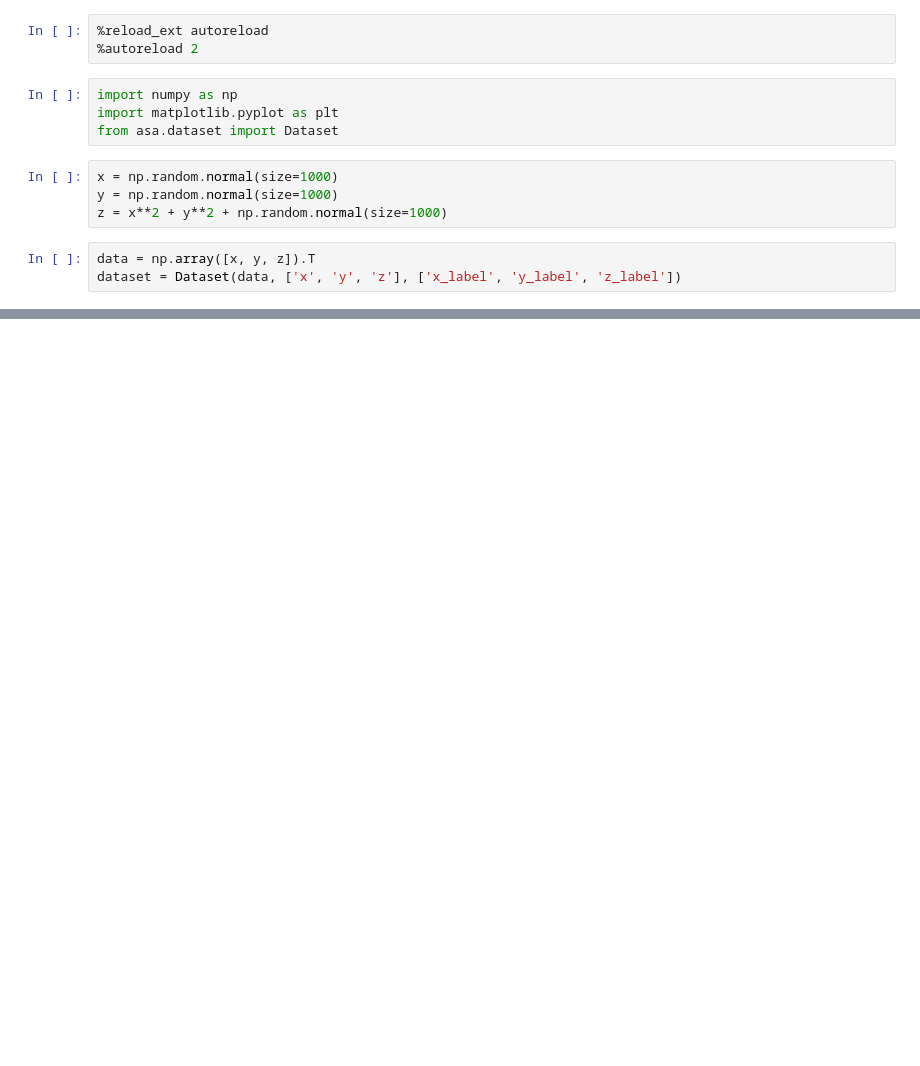
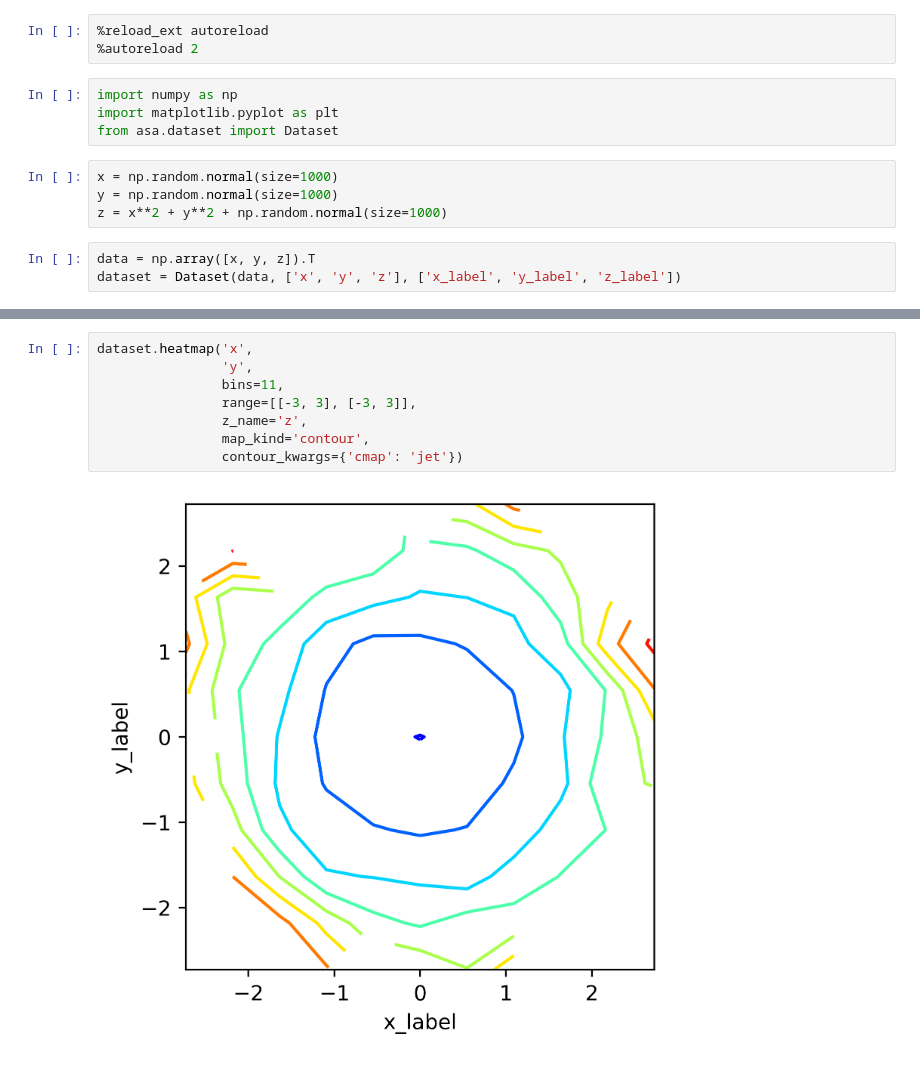
Before and after one commit to astro-jingtao/astro_statistics_assistant, a Jupyter notebook: example/heatmap_plot.ipynb, the cells around one changed output, grey strips where cells are left out. Saved outputs shown, nothing was run; the diff lists cells and outputs as text; blank space fills up the shorter version.

Commit message:
heatmap support contour

```diff
--- a/example/heatmap_plot.ipynb
+++ b/example/heatmap_plot.ipynb
@@ -23,0 +24,10 @@ dataset.heatmap('x',
+# %%
+dataset.heatmap('x',
+                'y',
+                bins=11,
+                range=[[-3, 3], [-3, 3]],
+                z_name='z',
+                map_kind='contour',
+                contour_kwargs={'cmap': 'jet'})
+# %% [output]
+[figure, added]
```
Also changed, not shown: parts of 1 cell of this notebook, 2 other files.
